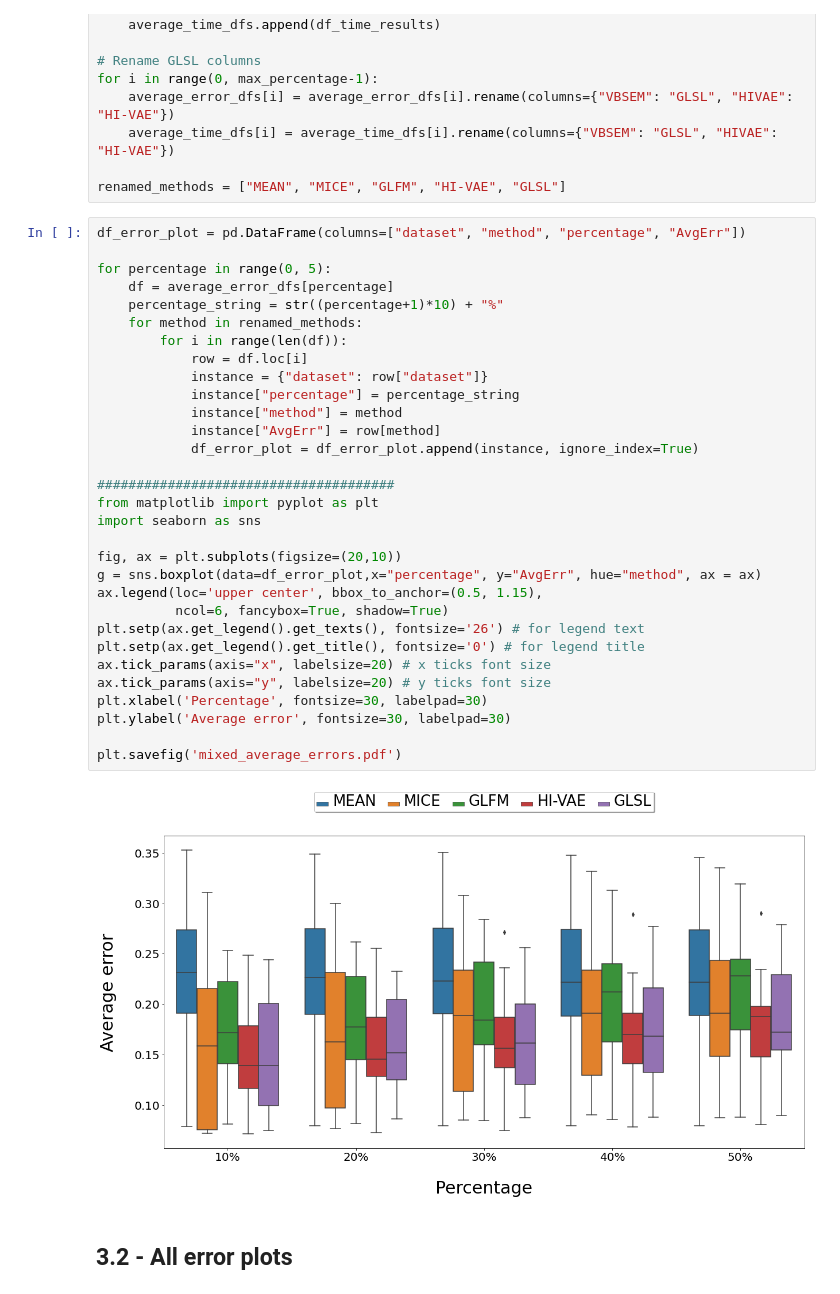
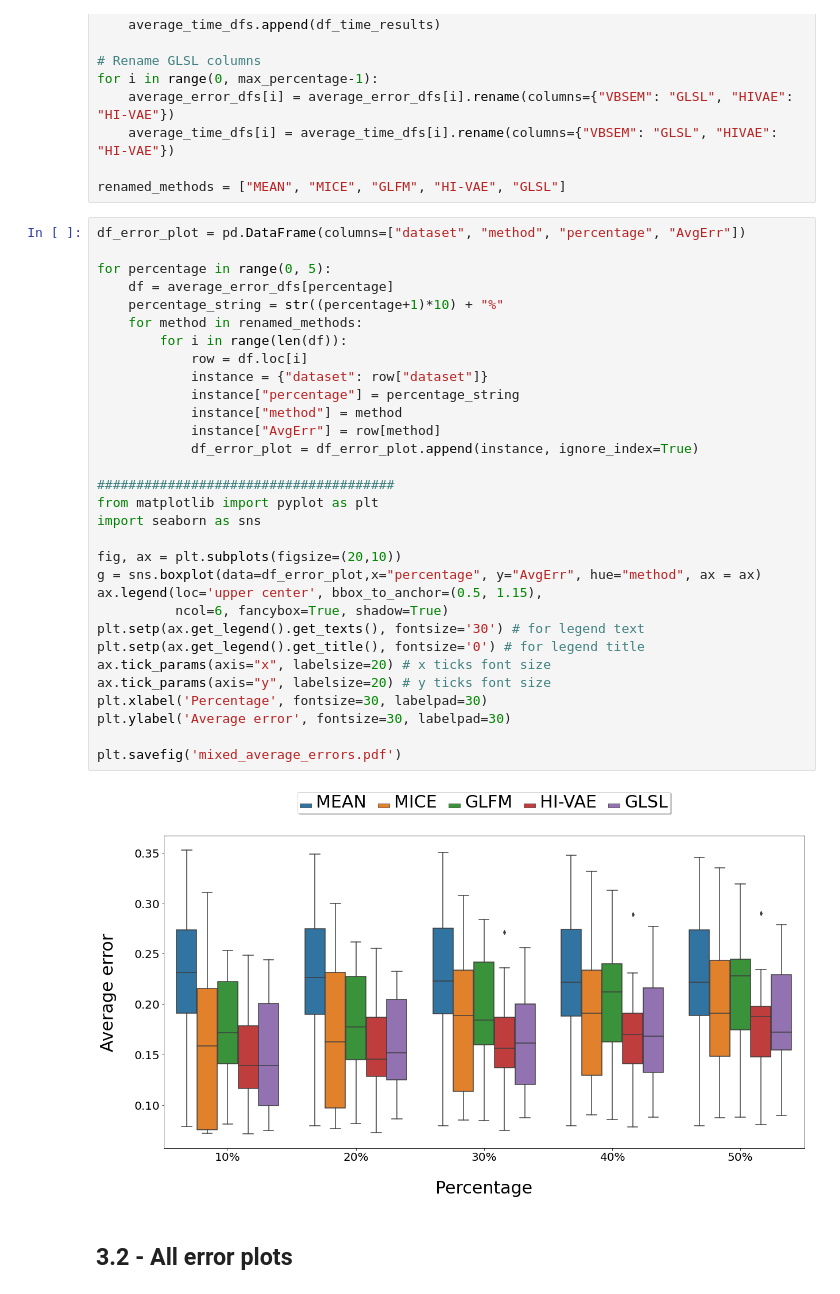
Before and after one commit to ferjorosa/GLSL, a Jupyter notebook: python-project/analyze_results/Missing_results.ipynb, the cells around one changed output. Saved outputs shown, nothing was run; the diff lists cells and outputs as text.

```diff
--- a/python-project/analyze_results/Missing_results.ipynb
+++ b/python-project/analyze_results/Missing_results.ipynb
@@ -902,35 +902,35 @@ renamed_methods = ["MEAN", "MICE", "GLFM", "HI-VAE", "GLSL"]
 df_error_plot = pd.DataFrame(columns=["dataset", "method", "percentage", "AvgErr"])
 
 for percentage in range(0, 5):
     df = average_error_dfs[percentage]
     percentage_string = str((percentage+1)*10) + "%"
     for method in renamed_methods:
         for i in range(len(df)):
             row = df.loc[i]
             instance = {"dataset": row["dataset"]}
             instance["percentage"] = percentage_string
             instance["method"] = method
             instance["AvgErr"] = row[method]
             df_error_plot = df_error_plot.append(instance, ignore_index=True)
 
 ######################################
 from matplotlib import pyplot as plt
 import seaborn as sns
 
 fig, ax = plt.subplots(figsize=(20,10))
 g = sns.boxplot(data=df_error_plot,x="percentage", y="AvgErr", hue="method", ax = ax)
 ax.legend(loc='upper center', bbox_to_anchor=(0.5, 1.15),
           ncol=6, fancybox=True, shadow=True)
-plt.setp(ax.get_legend().get_texts(), fontsize='26') # for legend text
+plt.setp(ax.get_legend().get_texts(), fontsize='30') # for legend text
 plt.setp(ax.get_legend().get_title(), fontsize='0') # for legend title
 ax.tick_params(axis="x", labelsize=20) # x ticks font size
 ax.tick_params(axis="y", labelsize=20) # y ticks font size
 plt.xlabel('Percentage', fontsize=30, labelpad=30)
 plt.ylabel('Average error', fontsize=30, labelpad=30)
 
 plt.savefig('mixed_average_errors.pdf')
 # %% [output]
-[figure, old version]
+[figure, new version]
 # %% [markdown]
 ## 3.2 - All error plots
 # %%
```
Also changed, not shown: parts of 2 cells of this notebook, 6 other files.
